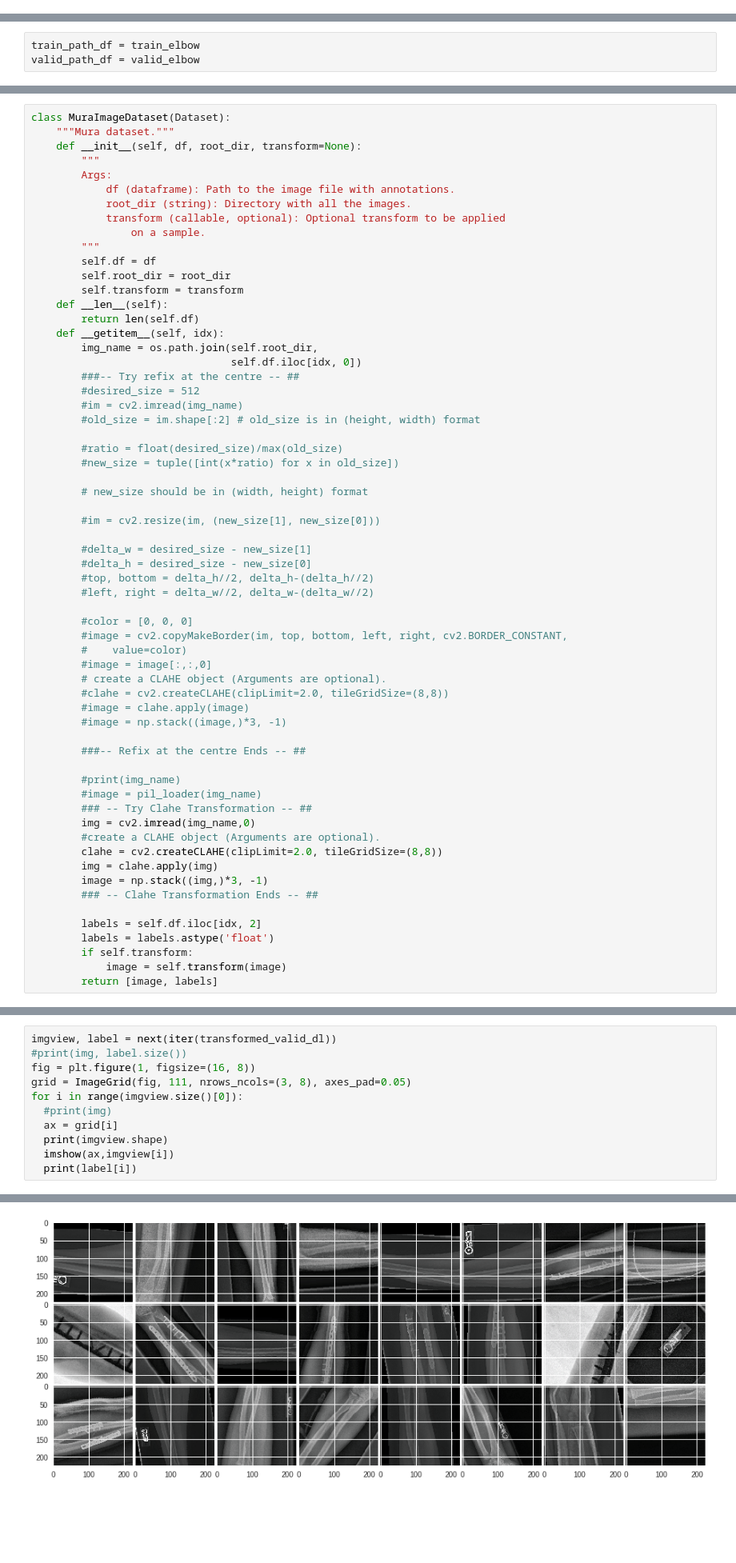
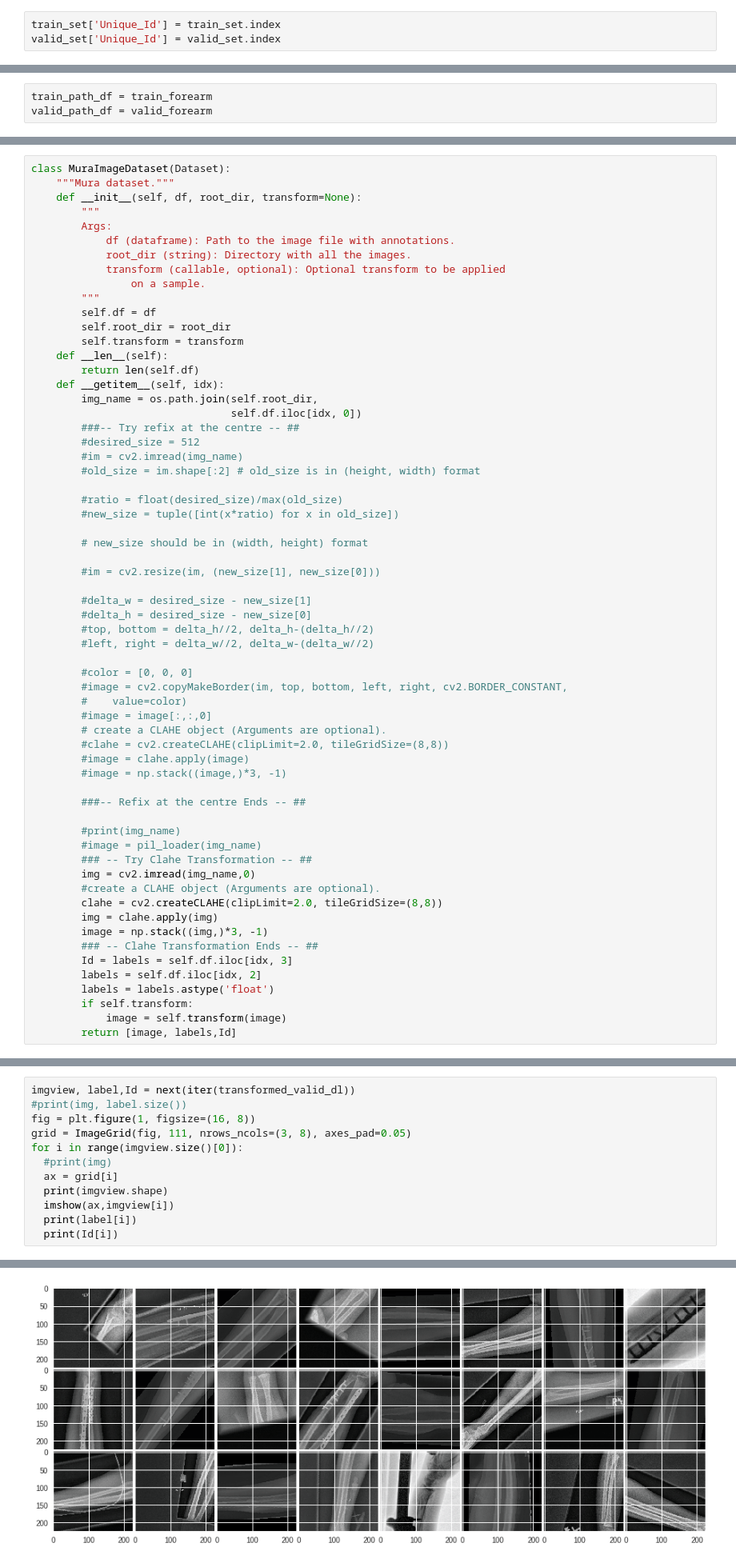
Before and after one commit to stanimman/Simple, a Jupyter notebook: Mura_All_Study_type.ipynb, the cells around one changed output, grey strips where cells are left out. Shown at 80% size. Drawn from its saved outputs; the diff is of its cells as text; blank space fills up the shorter version.

```diff
--- a/Mura_All_Study_type.ipynb
+++ b/Mura_All_Study_type.ipynb
@@ -77,6 +75,9 @@ Successfully installed xlrd-1.1.0
 import pandas as pd
 train_set = pd.read_csv('XR_FOREARM/train_lmagepath_label.csv')
 valid_set = pd.read_csv('XR_FOREARM/valid_imagepath_label.csv')
+# %%
+train_set['Unique_Id'] = train_set.index
+valid_set['Unique_Id'] = valid_set.index
 # %%
 #train_set.head()
 valid_set.head()
@@ -188,6 +189,6 @@ datalab  __MACOSX  MURA-v1.1  MURA-v1.1.zip
 # %%
-train_path_df = train_elbow
-valid_path_df = valid_elbow
+train_path_df = train_forearm
+valid_path_df = valid_forearm
 # %%
 #image_list = train_path_df.iloc[1000:1015,0]
 #im_path = image_list.iloc[2]
@@ -390,12 +391,12 @@ class MuraImageDataset(Dataset):
         img = clahe.apply(img)
         image = np.stack((img,)*3, -1)
         ### -- Clahe Transformation Ends -- ##
-
+        Id = labels = self.df.iloc[idx, 3]
         labels = self.df.iloc[idx, 2]
         labels = labels.astype('float')
         if self.transform:
             image = self.transform(image)
-        return [image, labels]
+        return [image, labels,Id]
 # %%
 transformed_train_dataset = MuraImageDataset(df=train_path_df,
                                     root_dir='/content',
@@ -438,7 +439,7 @@ def imshow(axis, inp):
     inp = np.clip(inp, 0, 1)
     axis.imshow(inp)
 # %%
-imgview, label = next(iter(transformed_valid_dl))
+imgview, label,Id = next(iter(transformed_valid_dl))
 #print(img, label.size())
 fig = plt.figure(1, figsize=(16, 8))
 grid = ImageGrid(fig, 111, nrows_ncols=(3, 8), axes_pad=0.05)
@@ -448,6 +449,7 @@ for i in range(imgview.size()[0]):
   print(imgview.shape)
   imshow(ax,imgview[i])
   print(label[i])
+  print(Id[i])
 # %% [output]
 torch.Size([24, 3, 224, 224])
 tensor(0., dtype=torch.float64)
@@ -469,4 +471,4 @@ tensor(1., dtype=torch.float64)
-[figure, old version]
+[figure, new version]
 # %%
 def get_count(layer_name,model_name):
   ct  = 0
```
Also changed, not shown: parts of 18 cells of this notebook.
